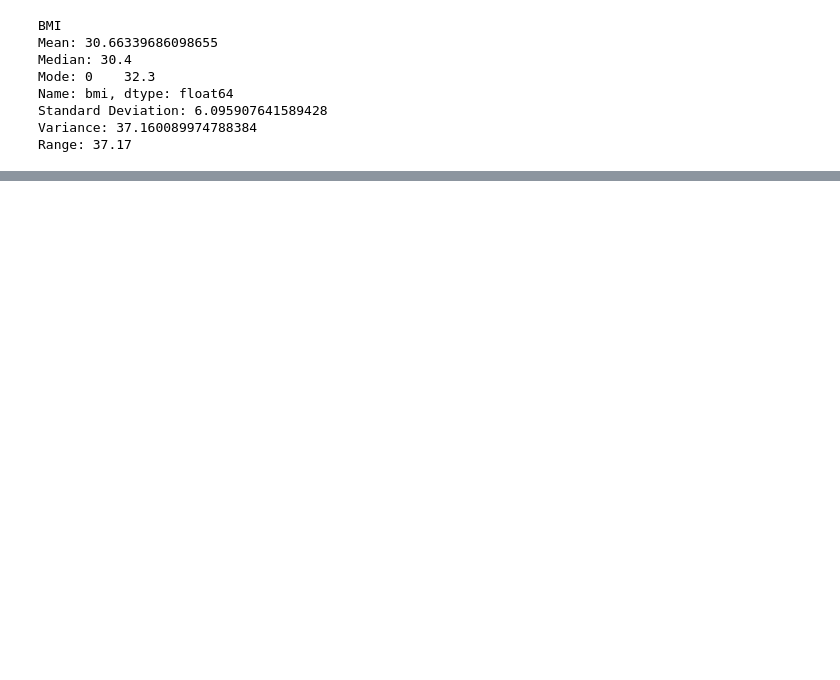
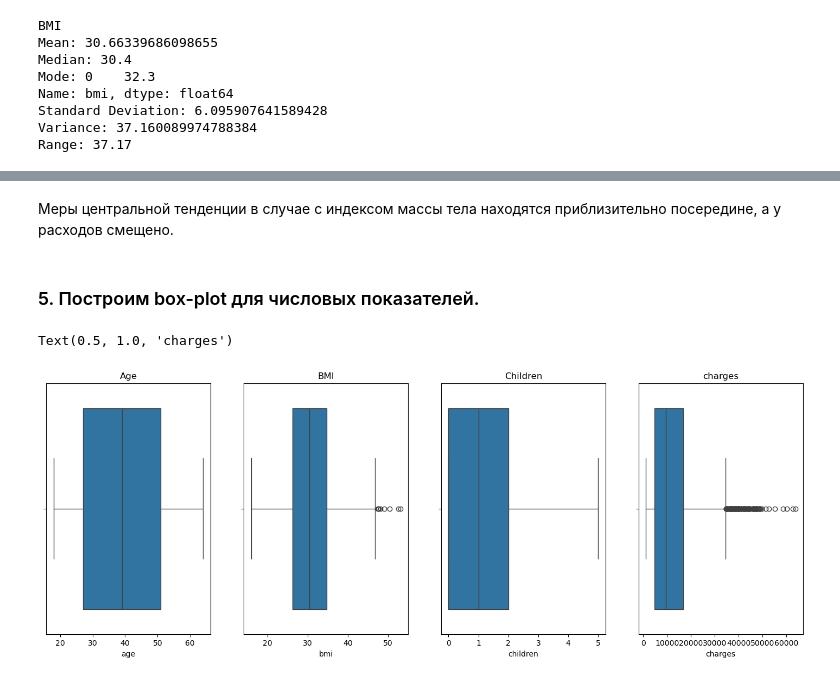
Before and after one commit to Dyaika/mirea_bigdata, a Jupyter notebook: Practive3_RazshildyaevAM.ipynb, the cells around one changed output, grey strips where cells are left out. Cells and saved outputs as stored; diff of their text form; code cells hidden in the pictures; blank space fills up the shorter version.

```diff
--- a/Practive3_RazshildyaevAM.ipynb
+++ b/Practive3_RazshildyaevAM.ipynb
@@ -160,0 +156,21 @@ Range: 37.17
+# %% [markdown]
+Меры центральной тенденции в случае с индексом массы тела находятся приблизительно посередине, а у расходов смещено.
+# %% [markdown]
+### 5. Построим box-plot для числовых показателей.
+# %%
+fig, ax = plt.subplots(1, 4, figsize=(18,6))
+
+sns.boxplot(x=df['age'], ax=ax[0])
+ax[0].set_title('Age')
+
+sns.boxplot(x=df['bmi'], ax=ax[1])
+ax[1].set_title('BMI')
+
+sns.boxplot(x=df['children'], ax=ax[2])
+ax[2].set_title('Children')
+
+sns.boxplot(x=df['charges'], ax=ax[3])
+ax[3].set_title('charges')
+# %% [output]
+Text(0.5, 1.0, 'charges')
+[figure, added]
```
Also changed, not shown: parts of 18 cells of this notebook.
